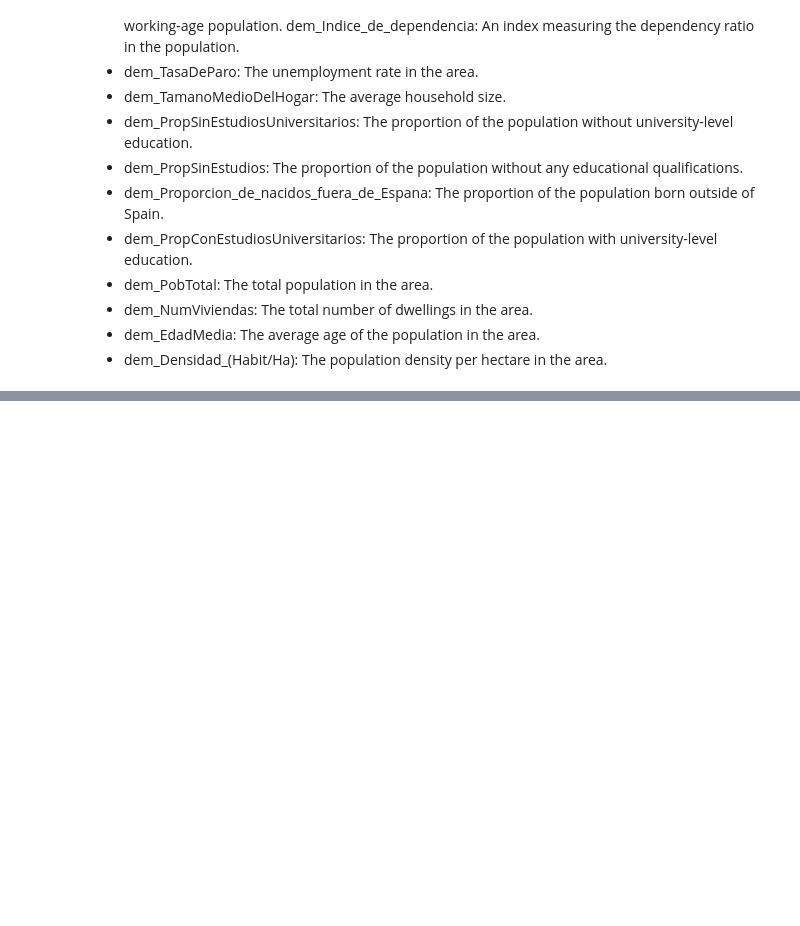
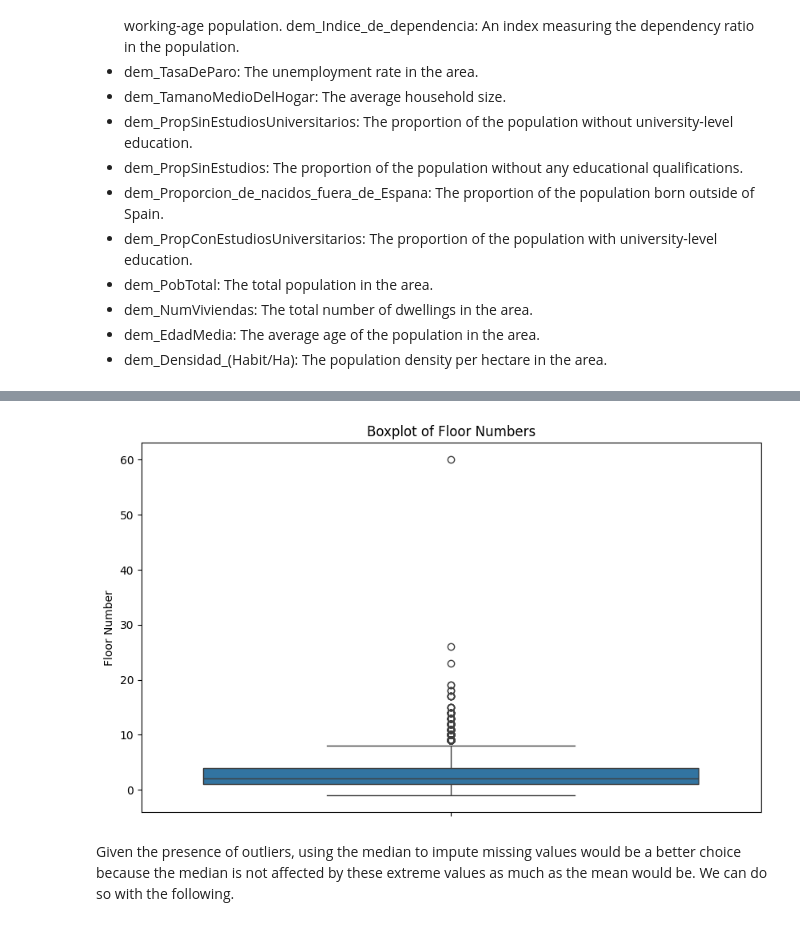
Before and after one commit to adnanbhanji/Madrid-Property-Analysis, a Jupyter notebook: notebooks/eda.ipynb, the cells around one changed output, grey strips where cells are left out. Drawn from its saved outputs; the diff is of its cells as text; code cells hidden in the pictures; blank space fills up the shorter version.

```diff
--- a/notebooks/eda.ipynb
+++ b/notebooks/eda.ipynb
@@ -82,0 +121,11 @@ dem_Indice_de_dependencia: An index measuring the dependency ratio in the popula
+# %%
+# Plotting the boxplot for the 'inm_floor' column
+plt.figure(figsize=(10, 6))
+sns.boxplot(y=df['inm_floor'])
+plt.title('Boxplot of Floor Numbers')
+plt.ylabel('Floor Number')
+plt.show()
+# %% [output]
+[figure, added]
+# %% [markdown]
+Given the presence of outliers, using the median to impute missing values would be a better choice because the median is not affected by these extreme values as much as the mean would be. We can do so with the following.
```
Also changed, not shown: parts of 11 cells of this notebook.
